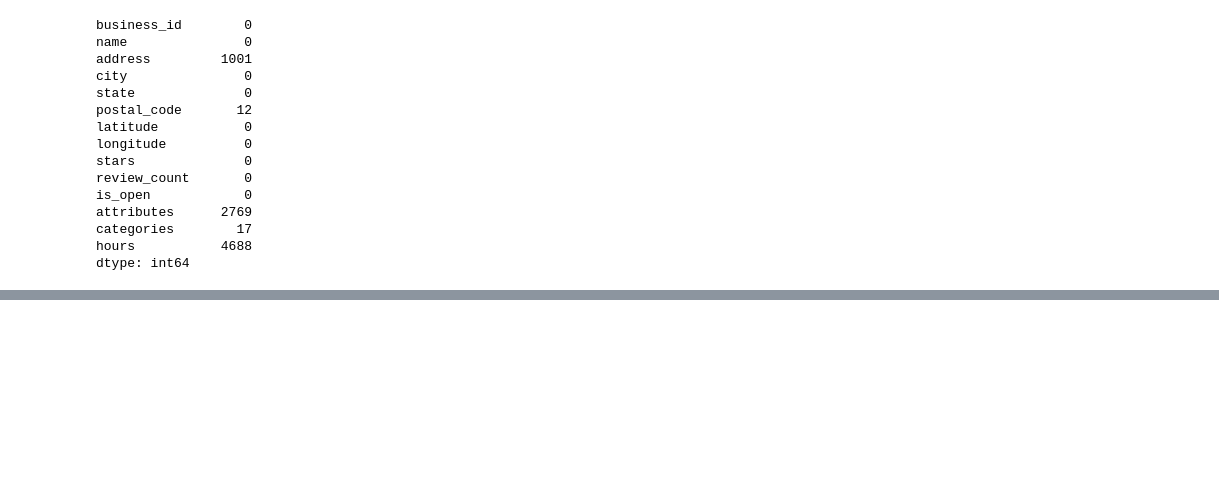
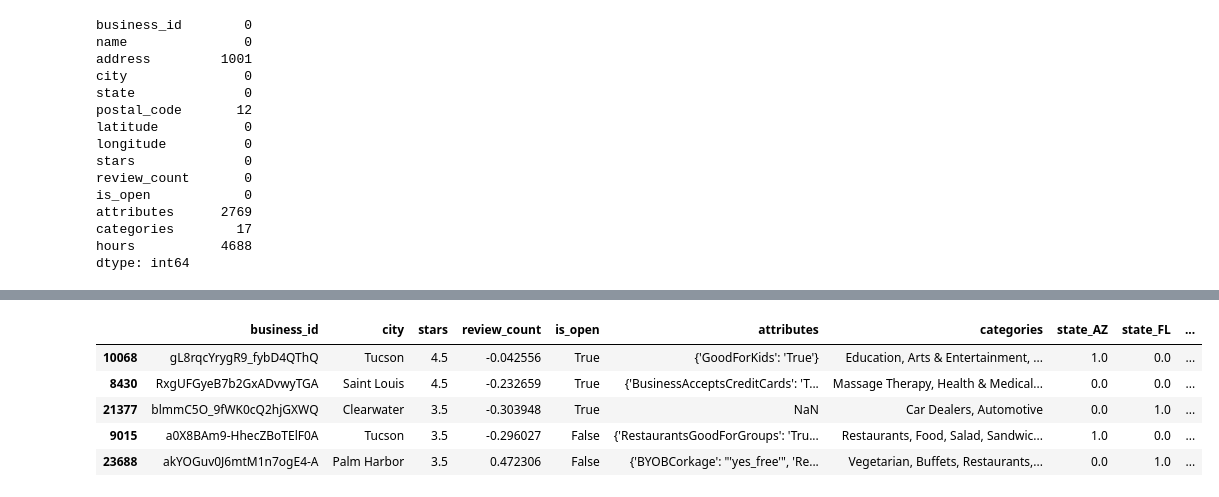
Before and after one commit to agmota11/RECSYS, a Jupyter notebook: Practica 2/src/Exploracion.ipynb, the cells around one changed output, grey strips where cells are left out. Cells and saved outputs as stored; diff of their text form; code cells hidden in the pictures; blank space fills up the shorter version.

```diff
--- a/Practica 2/src/Exploracion.ipynb
+++ b/Practica 2/src/Exploracion.ipynb
@@ -269,0 +338,12 @@ Name: count, dtype: int64
+# %%
+scaler = StandardScaler()
+
+new_negocios['review_count'] = scaler.fit_transform(new_negocios[['review_count']])
+new_negocios.sample(5)
+# %% [output]
+|  | business_id | city | stars | review_count | is_open | attributes | categories | state_AZ | state_FL | ... |
+| 10068 | gL8rqcYrygR9_fybD4QThQ | Tucson | 4.5 | -0.042556 | True | {'GoodForKids': 'True'} | Education, Arts & Entertainment, ... | 1.0 | 0.0 | ... |
+| 8430 | RxgUFGyeB7b2GxADvwyTGA | Saint Louis | 4.5 | -0.232659 | True | {'BusinessAcceptsCreditCards': 'T... | Massage Therapy, Health & Medical... | 0.0 | 0.0 | ... |
+| 21377 | blmmC5O_9fWK0cQ2hjGXWQ | Clearwater | 3.5 | -0.303948 | True | NaN | Car Dealers, Automotive | 0.0 | 1.0 | ... |
+| 9015 | a0X8BAm9-HhecZBoTElF0A | Tucson | 3.5 | -0.296027 | False | {'RestaurantsGoodForGroups': 'Tru... | Restaurants, Food, Salad, Sandwic... | 1.0 | 0.0 | ... |
+| 23688 | akYOGuv0J6mtM1n7ogE4-A | Palm Harbor | 3.5 | 0.472306 | False | {'BYOBCorkage': "'yes_free'", 'Re... | Vegetarian, Buffets, Restaurants,... | 0.0 | 1.0 | ... |
```
Also changed, not shown: parts of 37 cells of this notebook, 2 other files.
